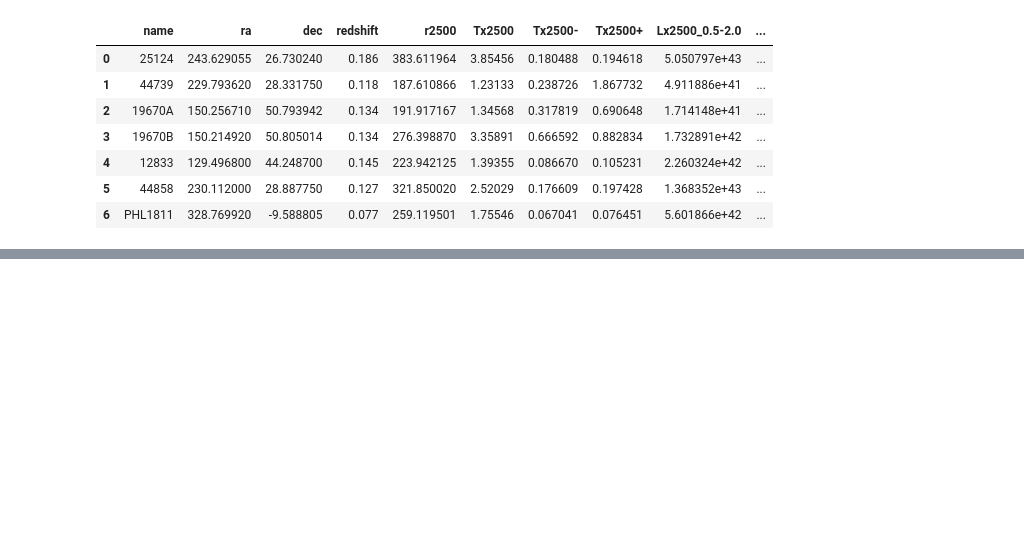
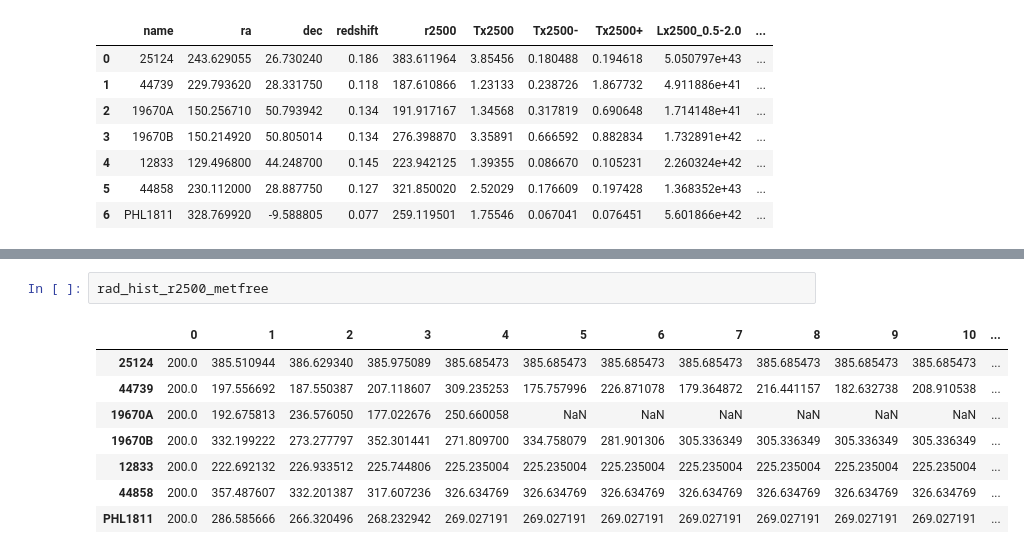
Before and after one commit to DavidT3/OVI_groups, a Jupyter notebook: notebooks/running_LTR_pipeline.ipynb, the cells around one changed output, grey strips where cells are left out. Saved outputs shown, nothing was run; the diff lists cells and outputs as text; blank space fills up the shorter version.

```diff
--- a/notebooks/running_LTR_pipeline.ipynb
+++ b/notebooks/running_LTR_pipeline.ipynb
@@ -129,0 +194,11 @@ rad_hist_r2500
+# %%
+rad_hist_r2500_metfree
+# %% [output]
+|  | 0 | 1 | 2 | 3 | 4 | 5 | 6 | 7 | 8 | 9 | 10 | ... |
+| 25124 | 200.0 | 385.510944 | 386.629340 | 385.975089 | 385.685473 | 385.685473 | 385.685473 | 385.685473 | 385.685473 | 385.685473 | 385.685473 | ... |
+| 44739 | 200.0 | 197.556692 | 187.550387 | 207.118607 | 309.235253 | 175.757996 | 226.871078 | 179.364872 | 216.441157 | 182.632738 | 208.910538 | ... |
+| 19670A | 200.0 | 192.675813 | 236.576050 | 177.022676 | 250.660058 | NaN | NaN | NaN | NaN | NaN | NaN | ... |
+| 19670B | 200.0 | 332.199222 | 273.277797 | 352.301441 | 271.809700 | 334.758079 | 281.901306 | 305.336349 | 305.336349 | 305.336349 | 305.336349 | ... |
+| 12833 | 200.0 | 222.692132 | 226.933512 | 225.744806 | 225.235004 | 225.235004 | 225.235004 | 225.235004 | 225.235004 | 225.235004 | 225.235004 | ... |
+| 44858 | 200.0 | 357.487607 | 332.201387 | 317.607236 | 326.634769 | 326.634769 | 326.634769 | 326.634769 | 326.634769 | 326.634769 | 326.634769 | ... |
+| PHL1811 | 200.0 | 286.585666 | 266.320496 | 268.232942 | 269.027191 | 269.027191 | 269.027191 | 269.027191 | 269.027191 | 269.027191 | 269.027191 | ... |
```
Also changed, not shown: parts of 23 cells of this notebook, 2 other files.
